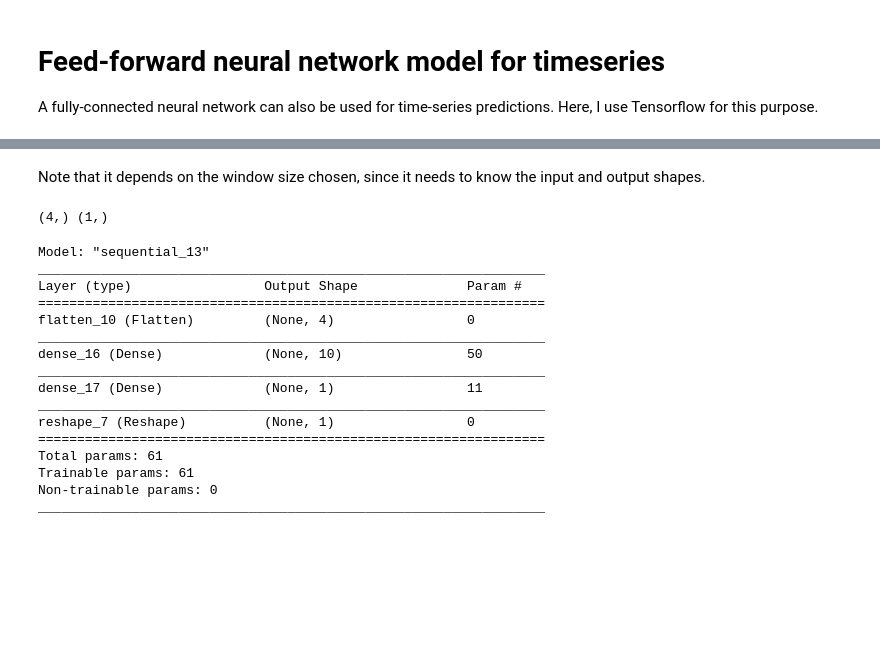
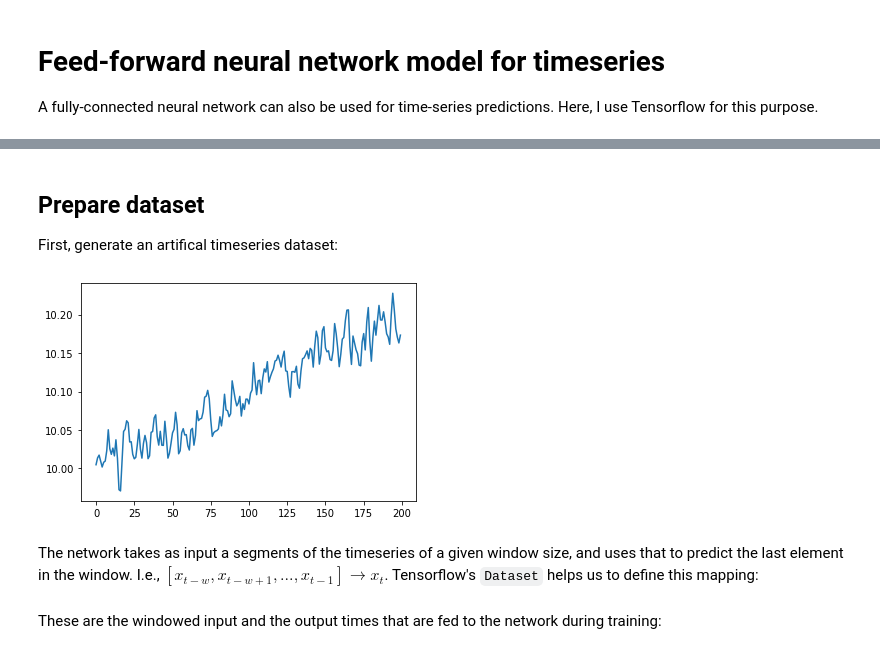
Before and after one commit to vivecalindahl/timeseries-prediction, a Jupyter notebook: timeseries-forecasting.ipynb, the cells around one changed output, grey strips where cells are left out. Drawn from its saved outputs; the diff is of its cells as text; code cells hidden in the pictures; blank space fills up the shorter version.

```diff
--- a/timeseries-forecasting.ipynb
+++ b/timeseries-forecasting.ipynb
@@ -474,27 +389,24 @@ def neural_network(input_shape, output_shape, num_nodes=10, activation='relu'):
-# %% [markdown]
-Note that it depends on the window size chosen, since it needs to know the input and output shapes.
-# %%
-input_shape, output_shape = [spec.shape for spec in ds.element_spec]
-print(input_shape, output_shape)
-# %% [output]
-(4,) (1,)
-# %%
-model = neural_network(input_shape, output_shape)
-model.summary()
-# %% [output]
-Model: "sequential_13"
-_________________________________________________________________
-Layer (type)                 Output Shape              Param #
-=================================================================
-flatten_10 (Flatten)         (None, 4)                 0
-_________________________________________________________________
-dense_16 (Dense)             (None, 10)                50
-_________________________________________________________________
-dense_17 (Dense)             (None, 1)                 11
-_________________________________________________________________
-reshape_7 (Reshape)          (None, 1)                 0
-=================================================================
-Total params: 61
-Trainable params: 61
-Non-trainable params: 0
-_________________________________________________________________
+# %% [markdown]
+## Prepare dataset
+First, generate an artifical timeseries dataset:
+# %%
+def generate_data(autocorr=False, seasons=False, seed=0, num_times=200):
+    times=np.arange(num_times)
+    x = trend(times) + noise(times, seed=seed)
+    if seasons:
+        x += seasonal(times, pattern=linear_pattern)
+    if autocorr:
+        x = autocorrelation(x)
+    return x
+# %%
+x = generate_data(autocorr=True)
+split = 100
+x_train, x_valid = x[:split], x[split:]
+times_train, times_valid = times[:split], times[split:]
+
+plt.plot(x);
+# %% [output]
+[figure, added]
+# %% [markdown]
+The network takes as input a segments of the timeseries of a given window size, and uses that to predict the last element in the window. I.e.,
+$[x_{t-w}, x_{t-w+1}, ..., x_{t-1}] \to x_t$. Tensorflow's `Dataset`  helps us to define this mapping:
@@ -500,0 +476,2 @@ _________________________________________________________________
+# %% [markdown]
+These are the windowed input and the output times that are fed to the network during training:
```
Also changed, not shown: parts of 42 cells of this notebook.
